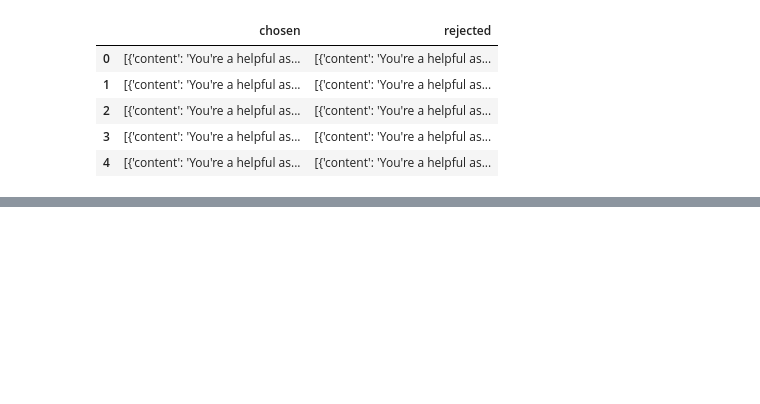
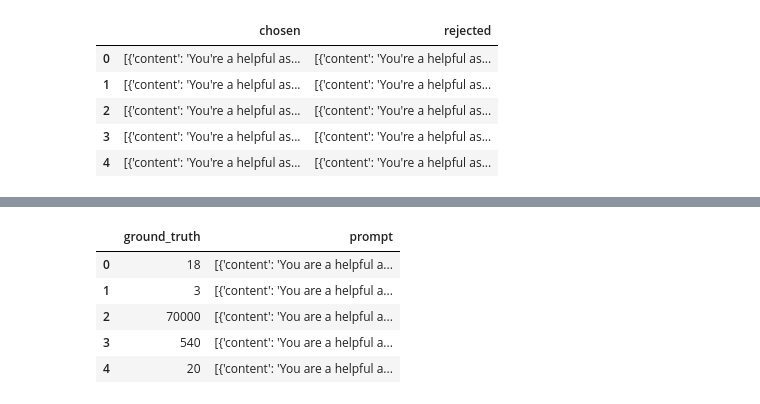
Before and after one commit to mchojna/llm-playground, a Jupyter notebook: 09-post-training/post_training.ipynb, the cells around one changed output, grey strips where cells are left out. Cells and saved outputs as stored; diff of their text form; code cells hidden in the pictures; blank space fills up the shorter version.

```diff
--- a/09-post-training/post_training.ipynb
+++ b/09-post-training/post_training.ipynb
@@ -513,0 +551,5 @@ else:
+# %%
+SYSTEM_PROMPT = (
+    "You are a helpful assistant that solves problems step-by-step. "
+    "Always include the final numeric answer inside \\boxed{}."
+)
@@ -513,0 +589,20 @@ else:
+# %%
+def post_processing(example):
+    match = re.search(r"####\s*(-?\d+)", example["answer"])
+    example["ground_truth"] = match.group(1) if match else None
+    example["prompt"] = [
+        {"role": "system", "content": SYSTEM_PROMPT},
+        {"role": "user", "content": example["question"]}
+    ]
+    return example
+eval_dataset = eval_dataset.map(post_processing).remove_columns(["question", "answer"])
+# %%
+sample_df = eval_dataset.select(range(5)).to_pandas()
+display(sample_df)
+# %% [output]
+|  | ground_truth | prompt |
+| 0 | 18 | [{'content': 'You are a helpful a... |
+| 1 | 3 | [{'content': 'You are a helpful a... |
+| 2 | 70000 | [{'content': 'You are a helpful a... |
+| 3 | 540 | [{'content': 'You are a helpful a... |
+| 4 | 20 | [{'content': 'You are a helpful a... |
```
Also changed, not shown: parts of 27 cells of this notebook, 25 other files.
